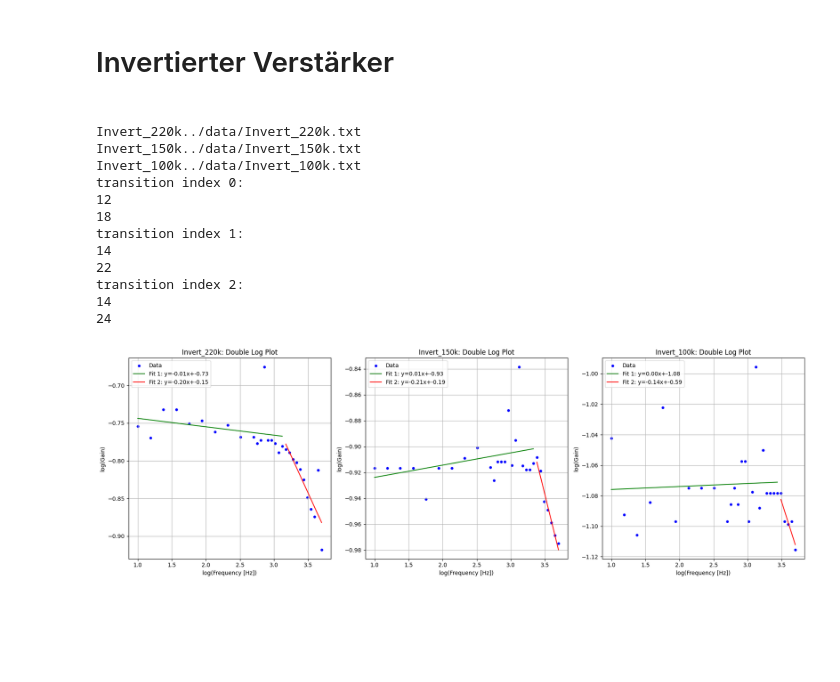
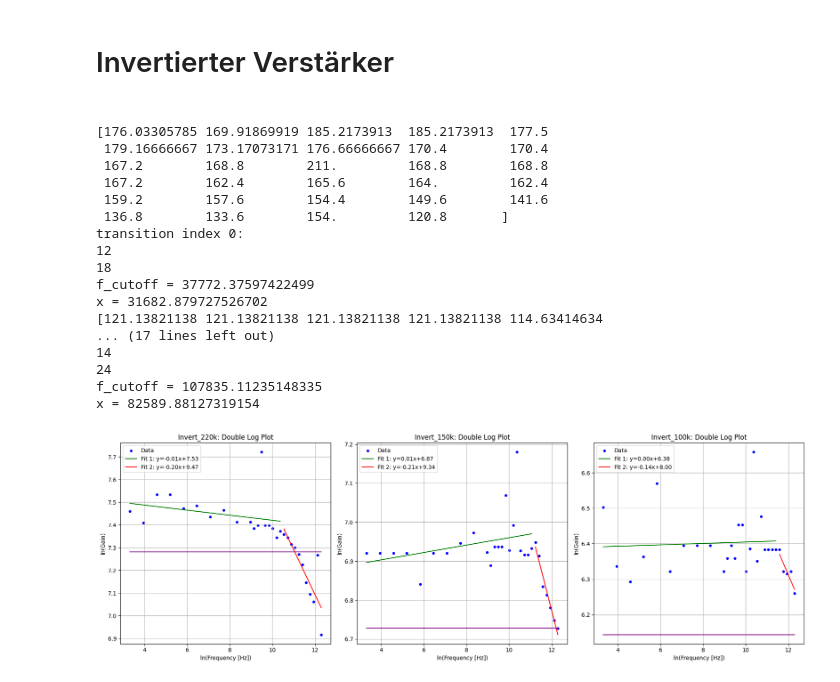
Before and after one commit to joeyko2706/FP-Protokolle, a Jupyter notebook: v51/auswertung/auswertung.ipynb, the cells around one changed output. Saved outputs shown, nothing was run; the diff lists cells and outputs as text; code cells hidden in the pictures; blank space fills up the shorter version.

```diff
--- a/v51/auswertung/auswertung.ipynb
+++ b/v51/auswertung/auswertung.ipynb
@@ -43,10 +43,6 @@ for key, path in file_paths.items():
 
 
 
-# Prepare plots
-
-fig, axes = plt.subplots(1, 3, figsize=(18, 6))
-
 def modify_cutoff_point(transition_index,i):
     if i == 0:
         transition_index += 6
@@ -57,21 +53,34 @@ def modify_cutoff_point(transition_index,i):
 
     return transition_index
 
+def get_amp(i):
+    if i == 0:
+        return 220
+    if i == 1:
+        return 150
+    if i == 2:
+        return 100
+
+
+# Prepare plots
+fig, axes = plt.subplots(1, 3, figsize=(18, 6))
+
 for i, (key, df) in enumerate(dataframes.items()):
 
     # Convert data to numpy arrays
 
     frequencies = df['Frequency_Hz'].astype(float).to_numpy()
 
-    gains = (df['Amplified_V'].astype(float) / df['Unamplified_mV'].astype(float)).to_numpy()
+    gains = (df['Amplified_V'].astype(float) / ( df['Unamplified_mV'].astype(float) / 1000 )).to_numpy()
 
+    print(gains)
 
 
     # Log-transform frequency and gain
 
-    log_frequencies = np.log10(frequencies)
+    log_frequencies = np.log2(frequencies)
 
-    log_gains = np.log10(gains)
+    log_gains = np.log2(gains)
 
 
 
@@ -87,22 +96,25 @@ for i, (key, df) in enumerate(dataframes.items()):
     print(transition_index)
 
 
+    print(r"f_cutoff = " + str(np.exp(log_frequencies[transition_index])))
 
     # Fit the first region (constant gain)
 
-    popt1, _ = curve_fit(linear_fit, log_frequencies[:transition_index], log_gains[:transition_index])
+    popt1, cov_mat1 = curve_fit(linear_fit, log_frequencies[:transition_index], log_gains[:transition_index])
+
+    errors1 = np.sqrt(np.diag(cov_mat1))
 
     fit1 = linear_fit(log_frequencies[:transition_index], *popt1)
 
-
-
     # Fit the second region (falling gain)
 
-    popt2, _ = curve_fit(linear_fit, log_frequencies[transition_index:], log_gains[transition_index:])
+    popt2, cov_mat2 = curve_fit(linear_fit, log_frequencies[transition_index:], log_gains[transition_index:])
+
+    errors2 = np.sqrt(np.diag(cov_mat2))
 
     fit2 = linear_fit(log_frequencies[transition_index:], *popt2)
 
-
+    print("x = " + str(np.exp((popt2[1]-popt1[1]) / (popt1[0]-popt2[0]))))
 
     # Plot original data
 
@@ -112,40 +124,47 @@ for i, (key, df) in enumerate(dataframes.items()):
 
     axes[i].plot(log_frequencies[:transition_index], fit1, label=f"Fit 1: y={popt1[0]:.2f}x+{popt1[1]:.2f}", color='green')
 
     axes[i].plot(log_frequencies[transition_index:], fit2, label=f"Fit 2: y={popt2[0]:.2f}x+{popt2[1]:.2f}", color='red')
 
+    axes[i].plot([log_frequencies[0],log_frequencies[-1]], [np.log2(get_amp(i)/np.sqrt(2)),np.log2(get_amp(i)/np.sqrt(2))], color='purple' )
+
 
 
     # Add labels, title, legend
 
     axes[i].set_title(f"{key}: Double Log Plot")
 
-    axes[i].set_xlabel("log(Frequency [Hz])")
+    axes[i].set_xlabel("ln(Frequency [Hz])")
 
-    axes[i].set_ylabel("log(Gain)")
+    axes[i].set_ylabel("ln(Gain)")
 
     axes[i].legend()
 
     axes[i].grid()
 
 
 
 # Adjust layout and show the plots
 
 plt.tight_layout()
 
 plt.show()
 # %% [output]
-Invert_220k../data/Invert_220k.txt
-Invert_150k../data/Invert_150k.txt
-Invert_100k../data/Invert_100k.txt
+[176.03305785 169.91869919 185.2173913  185.2173913  177.5
+ 179.16666667 173.17073171 176.66666667 170.4        170.4
+ 167.2        168.8        211.         168.8        168.8
+ 167.2        162.4        165.6        164.         162.4
+ 159.2        157.6        154.4        149.6        141.6
+ 136.8        133.6        154.         120.8       ]
 transition index 0:
 12
 18
-transition index 1:
-14
-22
-transition index 2:
+f_cutoff = 37772.37597422499
+x = 31682.879727526702
+[121.13821138 121.13821138 121.13821138 121.13821138 114.63414634
+... (17 lines left out)
 14
 24
+f_cutoff = 107835.11235148335
+x = 82589.88127319154
-[figure, old version]
+[figure, new version]
```
Also changed, not shown: 2 other files.
